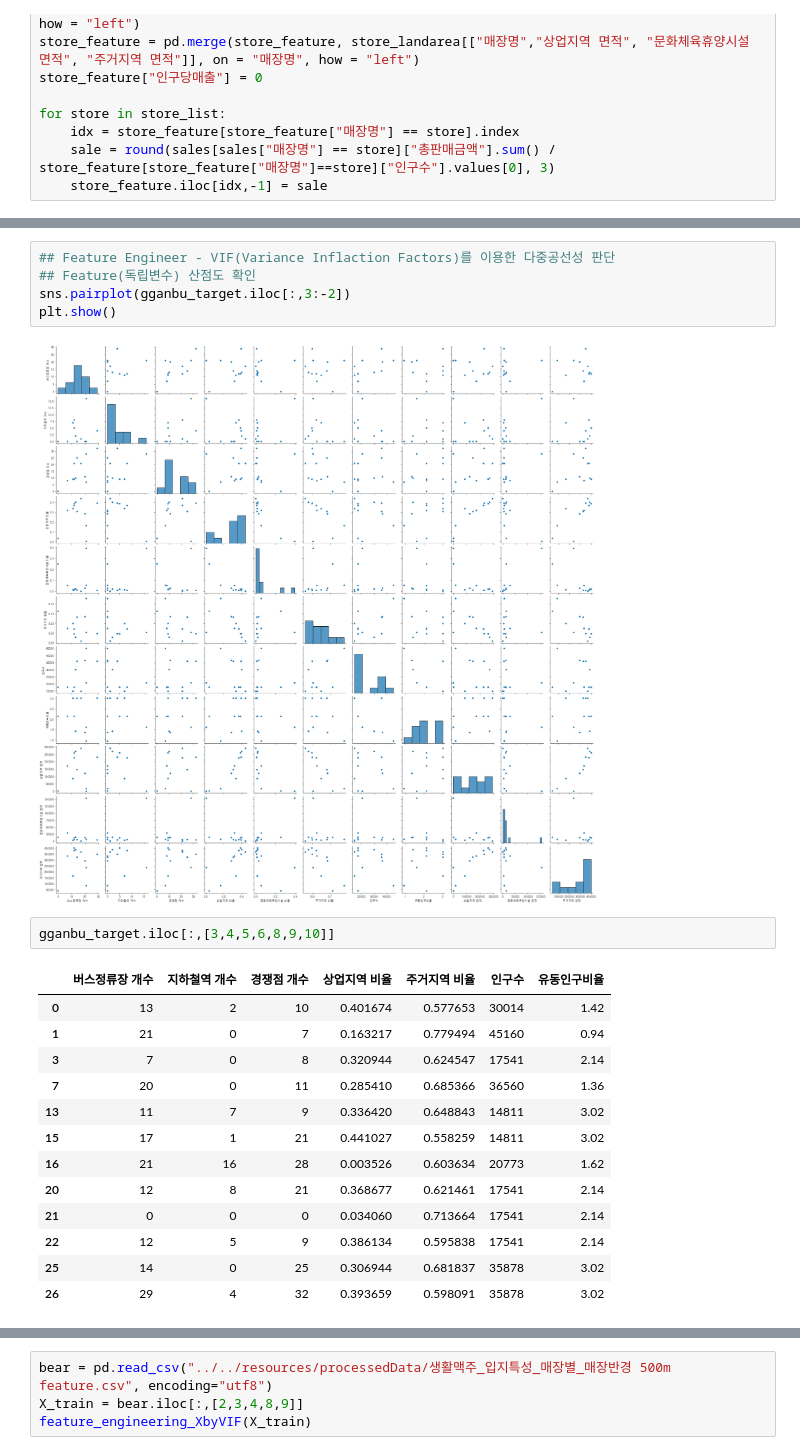
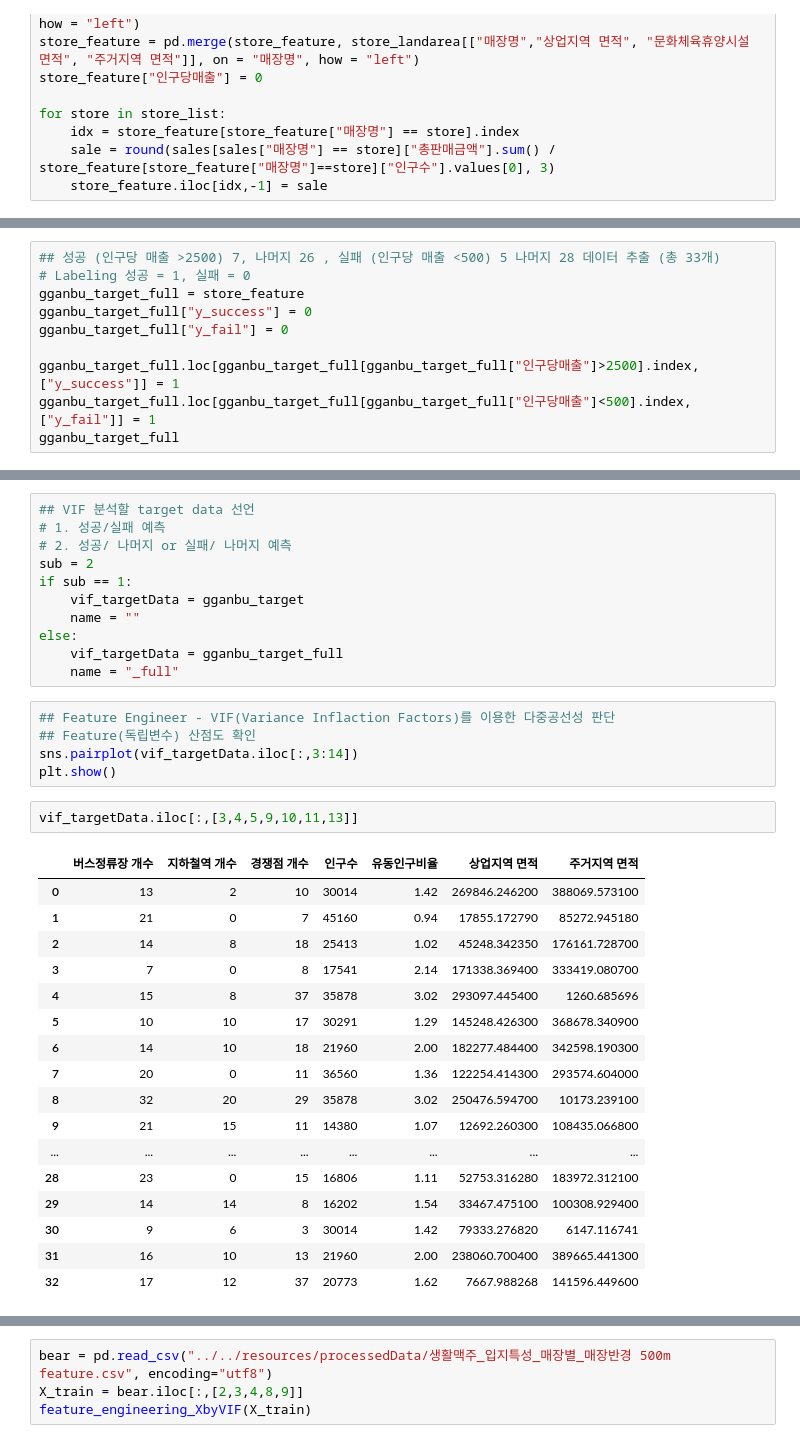
Before and after one commit to POSdata-Sales-Prediction/Store-operation-consulting, a Jupyter notebook: Data Preprocessing/geographic_feature_extraction.ipynb, the cells around one changed output, grey strips where cells are left out. Saved outputs shown, nothing was run; the diff lists cells and outputs as text.

```diff
--- a/Data Preprocessing/geographic_feature_extraction.ipynb
+++ b/Data Preprocessing/geographic_feature_extraction.ipynb
@@ -132,3 +115,13 @@ See the caveats in the documentation: https://pandas.pydata.org/pandas-docs/stab
 | 22 | S42681 | 신사동 | 깐부치킨(압구정현대백화점) | 12 | 5 | 9 | 0.386134 | 0.018028 | 0.595838 | 17541 | ... |
 | 25 | S24004 | 역삼1동 | 깐부치킨(역삼럭키점) | 14 | 0 | 25 | 0.306944 | 0.011219 | 0.681837 | 35878 | ... |
 | 26 | U06529 | 역삼1동 | 깐부치킨(역삼초교점) | 29 | 4 | 32 | 0.393659 | 0.008250 | 0.598091 | 35878 | ... |
+# %%
+## 성공 (인구당 매출 >2500) 7, 나머지 26 , 실패 (인구당 매출 <500) 5 나머지 28 데이터 추출 (총 33개)
+# Labeling 성공 = 1, 실패 = 0
+gganbu_target_full = store_feature
+gganbu_target_full["y_success"] = 0
+gganbu_target_full["y_fail"] = 0
+
+gganbu_target_full.loc[gganbu_target_full[gganbu_target_full["인구당매출"]>2500].index,["y_success"]] = 1
+gganbu_target_full.loc[gganbu_target_full[gganbu_target_full["인구당매출"]<500].index,["y_fail"]] = 1
+gganbu_target_full
@@ -135,26 +146,39 @@ See the caveats in the documentation: https://pandas.pydata.org/pandas-docs/stab
+# %%
+## VIF 분석할 target data 선언
+# 1. 성공/실패 예측
+# 2. 성공/ 나머지 or 실패/ 나머지 예측
+sub = 2
+if sub == 1:
+    vif_targetData = gganbu_target
+    name = ""
+else:
+    vif_targetData = gganbu_target_full
+    name = "_full"
 # %%
 ## Feature Engineer - VIF(Variance Inflaction Factors)를 이용한 다중공선성 판단
 ## Feature(독립변수) 산점도 확인
-sns.pairplot(gganbu_target.iloc[:,3:-2])
+sns.pairplot(vif_targetData.iloc[:,3:14])
 plt.show()
-# %% [output]
-[figure, removed]
 # %%
-gganbu_target.iloc[:,[3,4,5,6,8,9,10]]
+vif_targetData.iloc[:,[3,4,5,9,10,11,13]]
 # %% [output]
-|  | 버스정류장 개수 | 지하철역 개수 | 경쟁점 개수 | 상업지역 비율 | 주거지역 비율 | 인구수 | 유동인구비율 |
-| 0 | 13 | 2 | 10 | 0.401674 | 0.577653 | 30014 | 1.42 |
-| 1 | 21 | 0 | 7 | 0.163217 | 0.779494 | 45160 | 0.94 |
-| 3 | 7 | 0 | 8 | 0.320944 | 0.624547 | 17541 | 2.14 |
-| 7 | 20 | 0 | 11 | 0.285410 | 0.685366 | 36560 | 1.36 |
-| 13 | 11 | 7 | 9 | 0.336420 | 0.648843 | 14811 | 3.02 |
-| 15 | 17 | 1 | 21 | 0.441027 | 0.558259 | 14811 | 3.02 |
-| 16 | 21 | 16 | 28 | 0.003526 | 0.603634 | 20773 | 1.62 |
-| 20 | 12 | 8 | 21 | 0.368677 | 0.621461 | 17541 | 2.14 |
-| 21 | 0 | 0 | 0 | 0.034060 | 0.713664 | 17541 | 2.14 |
-| 22 | 12 | 5 | 9 | 0.386134 | 0.595838 | 17541 | 2.14 |
-| 25 | 14 | 0 | 25 | 0.306944 | 0.681837 | 35878 | 3.02 |
-| 26 | 29 | 4 | 32 | 0.393659 | 0.598091 | 35878 | 3.02 |
+|  | 버스정류장 개수 | 지하철역 개수 | 경쟁점 개수 | 인구수 | 유동인구비율 | 상업지역 면적 | 주거지역 면적 |
+| 0 | 13 | 2 | 10 | 30014 | 1.42 | 269846.246200 | 388069.573100 |
+| 1 | 21 | 0 | 7 | 45160 | 0.94 | 17855.172790 | 85272.945180 |
+| 2 | 14 | 8 | 18 | 25413 | 1.02 | 45248.342350 | 176161.728700 |
+| 3 | 7 | 0 | 8 | 17541 | 2.14 | 171338.369400 | 333419.080700 |
+| 4 | 15 | 8 | 37 | 35878 | 3.02 | 293097.445400 | 1260.685696 |
+| 5 | 10 | 10 | 17 | 30291 | 1.29 | 145248.426300 | 368678.340900 |
+| 6 | 14 | 10 | 18 | 21960 | 2.00 | 182277.484400 | 342598.190300 |
+| 7 | 20 | 0 | 11 | 36560 | 1.36 | 122254.414300 | 293574.604000 |
+| 8 | 32 | 20 | 29 | 35878 | 3.02 | 250476.594700 | 10173.239100 |
+| 9 | 21 | 15 | 11 | 14380 | 1.07 | 12692.260300 | 108435.066800 |
+| ... | ... | ... | ... | ... | ... | ... | ... |
+| 28 | 23 | 0 | 15 | 16806 | 1.11 | 52753.316280 | 183972.312100 |
+| 29 | 14 | 14 | 8 | 16202 | 1.54 | 33467.475100 | 100308.929400 |
+| 30 | 9 | 6 | 3 | 30014 | 1.42 | 79333.276820 | 6147.116741 |
+| 31 | 16 | 10 | 13 | 21960 | 2.00 | 238060.700400 | 389665.441300 |
+| 32 | 17 | 12 | 37 | 20773 | 1.62 | 7667.988268 | 141596.449600 |
 # %%
 ## VIF 확인
 # VIF 돌리기 전, scaling 진행
```
Also changed, not shown: parts of 5 cells of this notebook, 1 other file.
